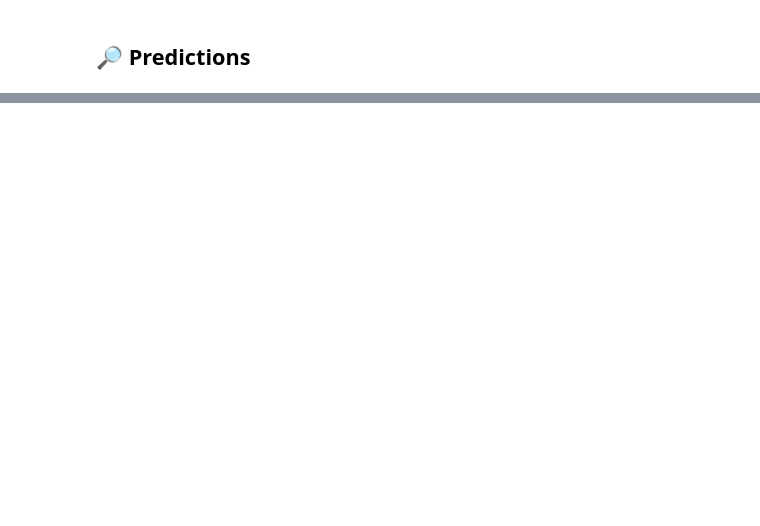
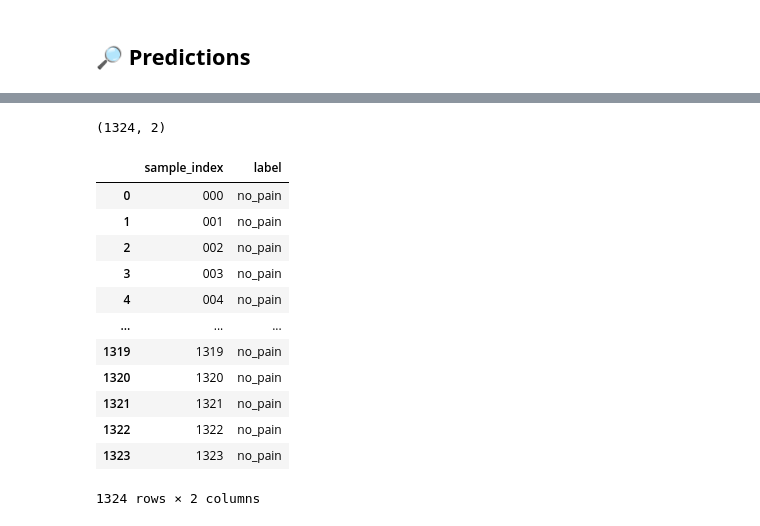
Before and after one commit to hanzla-khalid98/challenge_AN2DL_2025, a Jupyter notebook: inference.ipynb, the cells around one changed output, grey strips where cells are left out. Cells and saved outputs as stored; diff of their text form; code cells hidden in the pictures; blank space fills up the shorter version.

Commit message:
update inference pipeline

```diff
--- a/inference.ipynb
+++ b/inference.ipynb
@@ -88,7 +82,7 @@ BATCH_SIZE = 64
 # inference dataset loading
 data_inference = torch.load("dataset_inference.pt")
 
-inference_ds = TensorDataset(data_inference["X_inference"])
+inference_ds = TensorDataset(data_inference["list_sample_idx"], data_inference["X_inference"])
 # %%
 def make_loader(ds, batch_size, shuffle, drop_last):
     # Determine optimal number of worker processes for data loading
@@ -217,9 +211,10 @@ RuntimeError: Attempting to deserialize object on a CUDA device but torch.cuda.i
 # %%
 # Collect predictions and ground truth labels
 list_preds = []
+list_idx = []
 with torch.no_grad():  # Disable gradient computation for inference
-    for xb in inference_loader:
-        xb = xb.to(device)
+    for idx, xb in inference_loader:
+        xb = xb.to(device) # Unpack the tensor from the list
 
         # Forward pass: get model predictions
         logits = model(xb)
@@ -227,6 +222,11 @@ with torch.no_grad():  # Disable gradient computation for inference
 
         # Store batch results
         list_preds.append(preds)
+        list_idx.append(idx.numpy())
 
 # Combine all batches into single arrays
 list_preds = np.concatenate(list_preds)
+list_idx = np.concatenate(list_idx)
+
+# Create a DataFrame for the predictions
+df_preds = pd.DataFrame({"sample_index": list_idx, "label": list_preds})
@@ -246,0 +244,29 @@ DataFrame shape: (105760, 40)
+# %%
+# Group by sample index and get the mode of the labels.
+# If there are multiple modes, take the first one.
+df_preds = df_preds.groupby(['sample_index'])['label'].agg(lambda x: pd.Series.mode(x)[0]).reset_index()
+# %%
+df_preds.shape
+# %% [output]
+(1324, 2)
+# %%
+# mapping labels 0, 1 and 2 to no_pain, low_pain and high_pain
+mapping = {0: 'no_pain', 1: 'low_pain', 2: 'high_pain'}
+df_preds['label'] = df_preds['label'].map(mapping)
+df_preds["sample_index"] = df_preds["sample_index"].apply(lambda x: f"{int(x):03d}")
+# %%
+df_preds
+# %% [output]
+|  | sample_index | label |
+| 0 | 000 | no_pain |
+| 1 | 001 | no_pain |
+| 2 | 002 | no_pain |
+| 3 | 003 | no_pain |
+| 4 | 004 | no_pain |
+| ... | ... | ... |
+| 1319 | 1319 | no_pain |
+| 1320 | 1320 | no_pain |
+| 1321 | 1321 | no_pain |
+| 1322 | 1322 | no_pain |
+| 1323 | 1323 | no_pain |
+1324 rows × 2 columns
```
Also changed, not shown: parts of 5 cells of this notebook.
